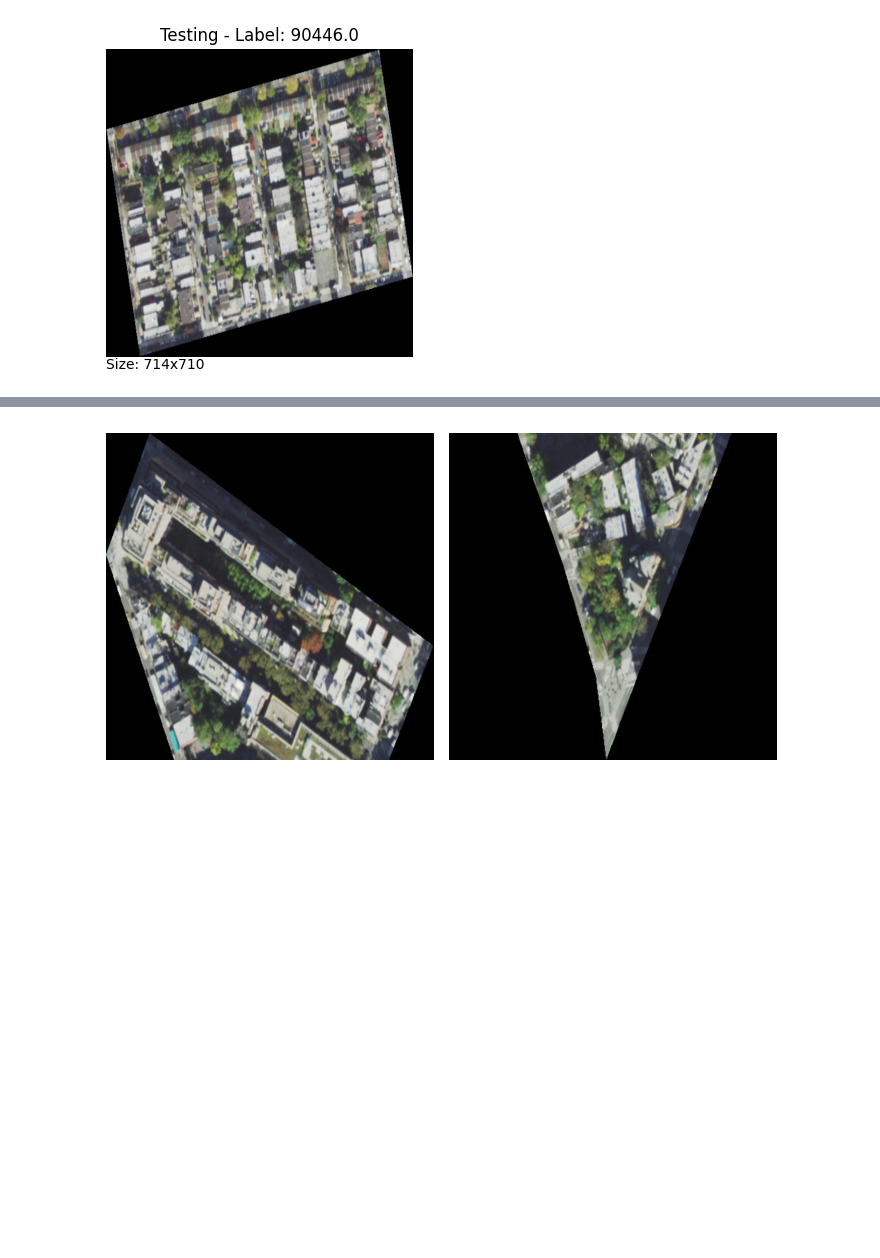
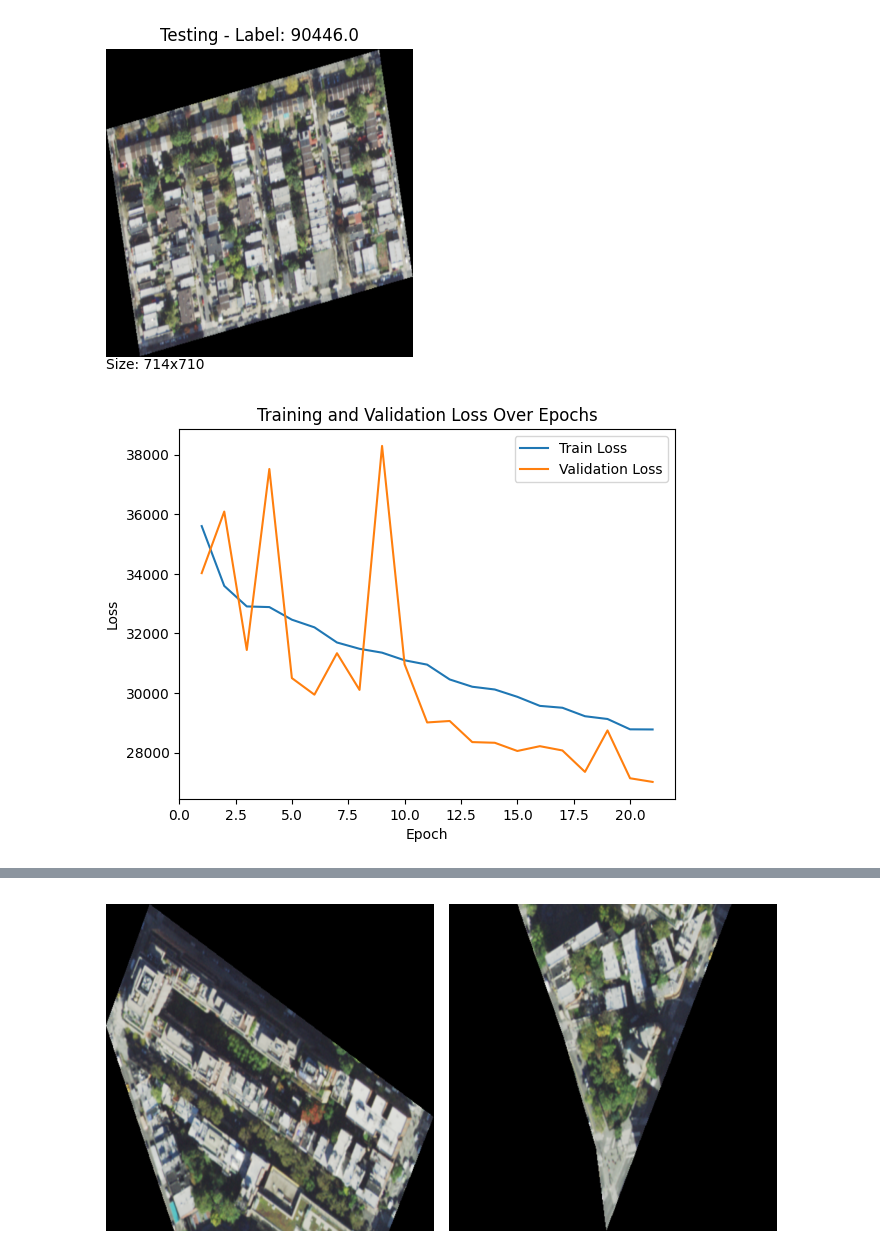
Before and after one commit to VIDA-NYU/GDPFinder, a Jupyter notebook: notebooks/supervised_approach.ipynb, the cells around one changed output, grey strips where cells are left out. Saved outputs shown, nothing was run; the diff lists cells and outputs as text; code cells hidden in the pictures; blank space fills up the shorter version.

```diff
--- a/notebooks/supervised_approach.ipynb
+++ b/notebooks/supervised_approach.ipynb
@@ -283,6 +383,12 @@ for idx, row in merged_gdf.iloc[:].iterrows():
         BLKGRPCE = merged_gdf.loc[idx, 'BLKGRPCE']
         B19013_001E = merged_gdf.loc[idx, 'B19013_001E']
         crop_filename = f"{STATEFP}_{COUNTYFP}_{TRACTCE}_{BLKGRPCE}_{B19013_001E}.tif"
+        crop_path = os.path.join(output_folder, crop_filename)
+
+        # Check if the crop file already exists
+        if os.path.exists(crop_path):
+            continue  # Skip creating a new crop
+
         tif_path = os.path.join('../data/output/unzipped_files', tif_filename)
 
         with rasterio.open(tif_path, indexes=[1, 2, 3]) as src:
@@ -669,20 +777,22 @@ for epoch in range(num_epochs):
     print(f"Epoch {epoch + 1}/{num_epochs}: Train Loss: {train_loss:.0f}, Val Loss: {val_loss:.0f}")
 # %%
 # Load the best model
-checkpoint = torch.load(best_model_path) #'../saved_models/resized/'
+checkpoint = torch.load('../saved_models/resized/2023-05-12_23-00-19/21_27012.pt')
 model.load_state_dict(checkpoint['model_state_dict'])
 
 # Load its history
 history = checkpoint['history']
 train_losses = history['train_losses']
 val_losses = history['val_losses']
 
 # Plot train and validation losses
 plt.plot(range(1, len(train_losses) + 1), train_losses, label='Train Loss')
 plt.plot(range(1, len(val_losses) + 1), val_losses, label='Validation Loss')
 plt.xlabel('Epoch')
 plt.ylabel('Loss')
 plt.title('Training and Validation Loss Over Epochs')
 plt.legend()
 plt.show()
+# %% [output]
+[figure, added]
 # %%
```
Also changed, not shown: parts of 10 cells of this notebook.
